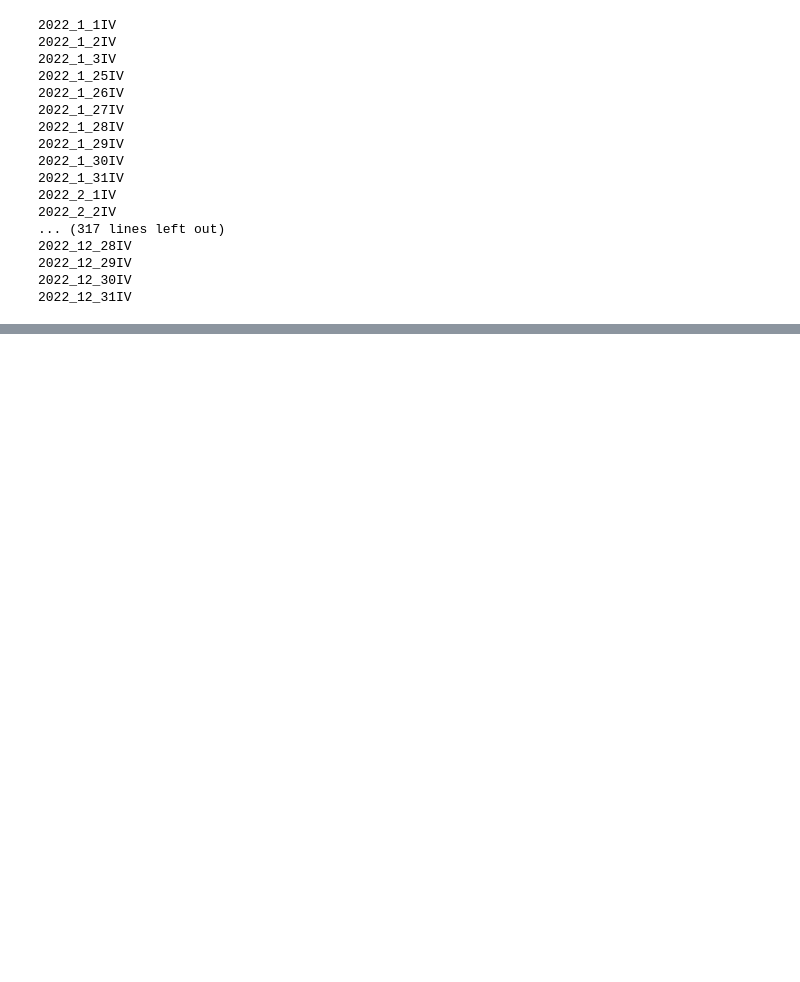
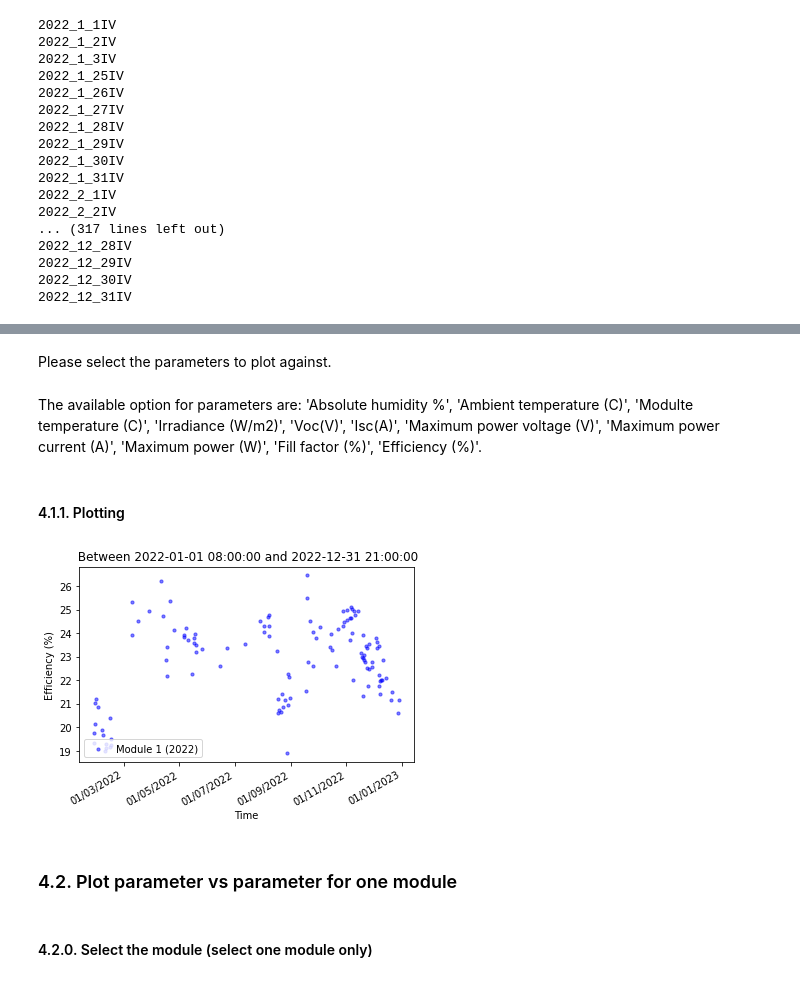
Before and after one commit to sijinwnag/Roof_module_data_processing, a Jupyter notebook: roof_module_notebook.ipynb, the cells around one changed output, grey strips where cells are left out. Cells and saved outputs as stored; diff of their text form; code cells hidden in the pictures; blank space fills up the shorter version.

```diff
--- a/roof_module_notebook.ipynb
+++ b/roof_module_notebook.ipynb
@@ -249,0 +127,20 @@ data1.data_ploter_with_time_multimodule(target_name='eff', linear_fit=False, col
+# %% [markdown]
+Please select the parameters to plot against.
+# %% [markdown]
+The available option for parameters are: 'Absolute humidity %', 'Ambient temperature (C)', 'Modulte temperature (C)', 'Irradiance (W/m2)', 'Voc(V)', 'Isc(A)', 'Maximum power voltage (V)', 'Maximum power current (A)', 'Maximum power (W)', 'Fill factor (%)', 'Efficiency (%)'.
+# %% [markdown]
+#### 4.1.1. Plotting
+# %%
+available_list = ['Absolute humidity %', 'Ambient temperature (C)', 'Modulte temperature (C)', 'Irradiance (W/m2)', 'Voc(V)', 'Isc(A)', 'Maximum power voltage (V)', 'Maximum power current (A)', 'Maximum power (W)', 'Fill factor (%)', 'Efficiency (%)']
+# y_name = input('Please select a parameter to compare on: ')
+y_name = 'Efficiency (%)'
+if y_name in available_list:
+    data1.data_ploter_with_time_multimodule(target_name=data1.param_name_dict[str(y_name)])
+else:
+    print('Please select a parameter name from the available list')
+# %% [output]
+[figure, added]
+# %% [markdown]
+### 4.2. Plot parameter vs parameter for one module
+# %% [markdown]
+#### 4.2.0. Select the module (select one module only)
```
Also changed, not shown: parts of 38 cells of this notebook, 1 other file.
